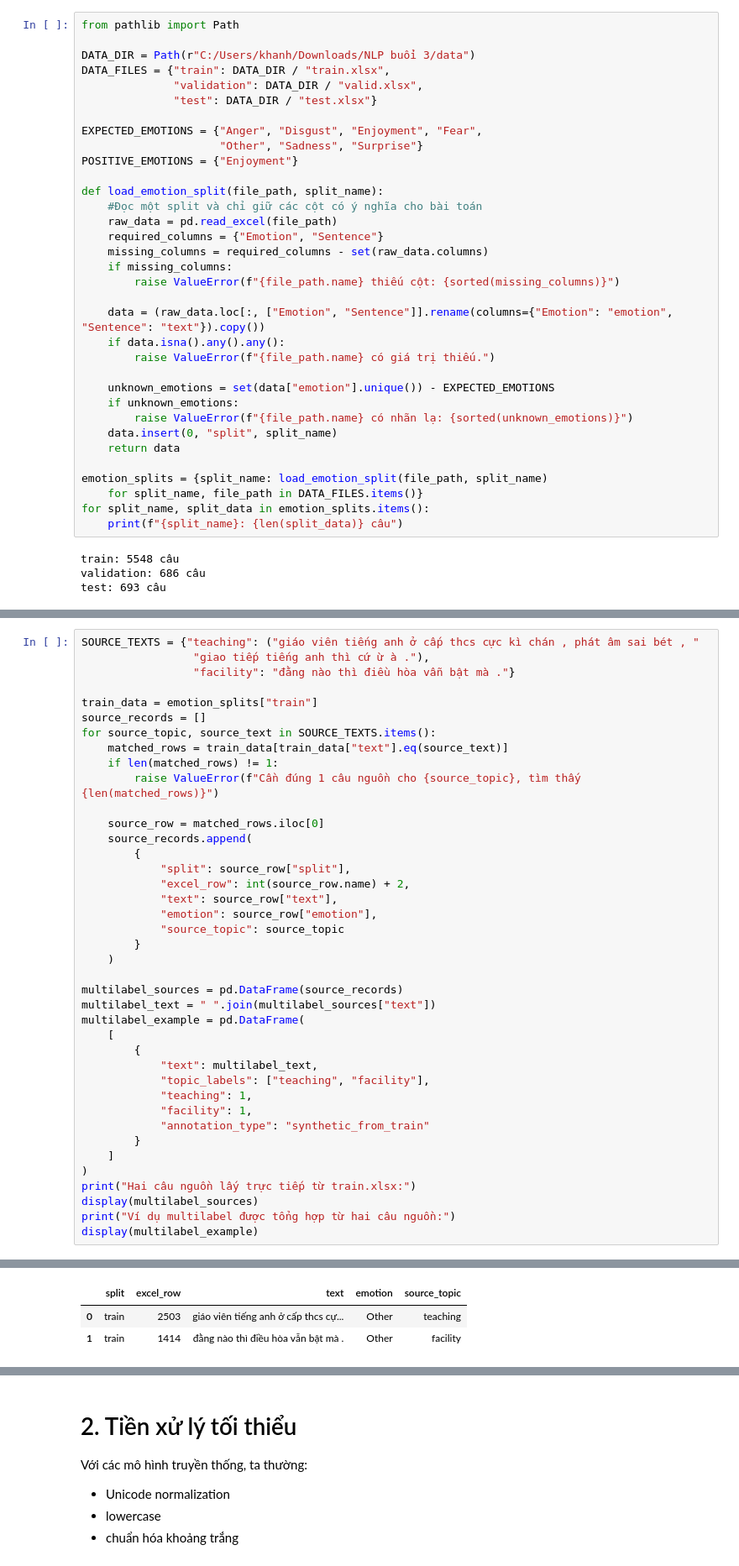
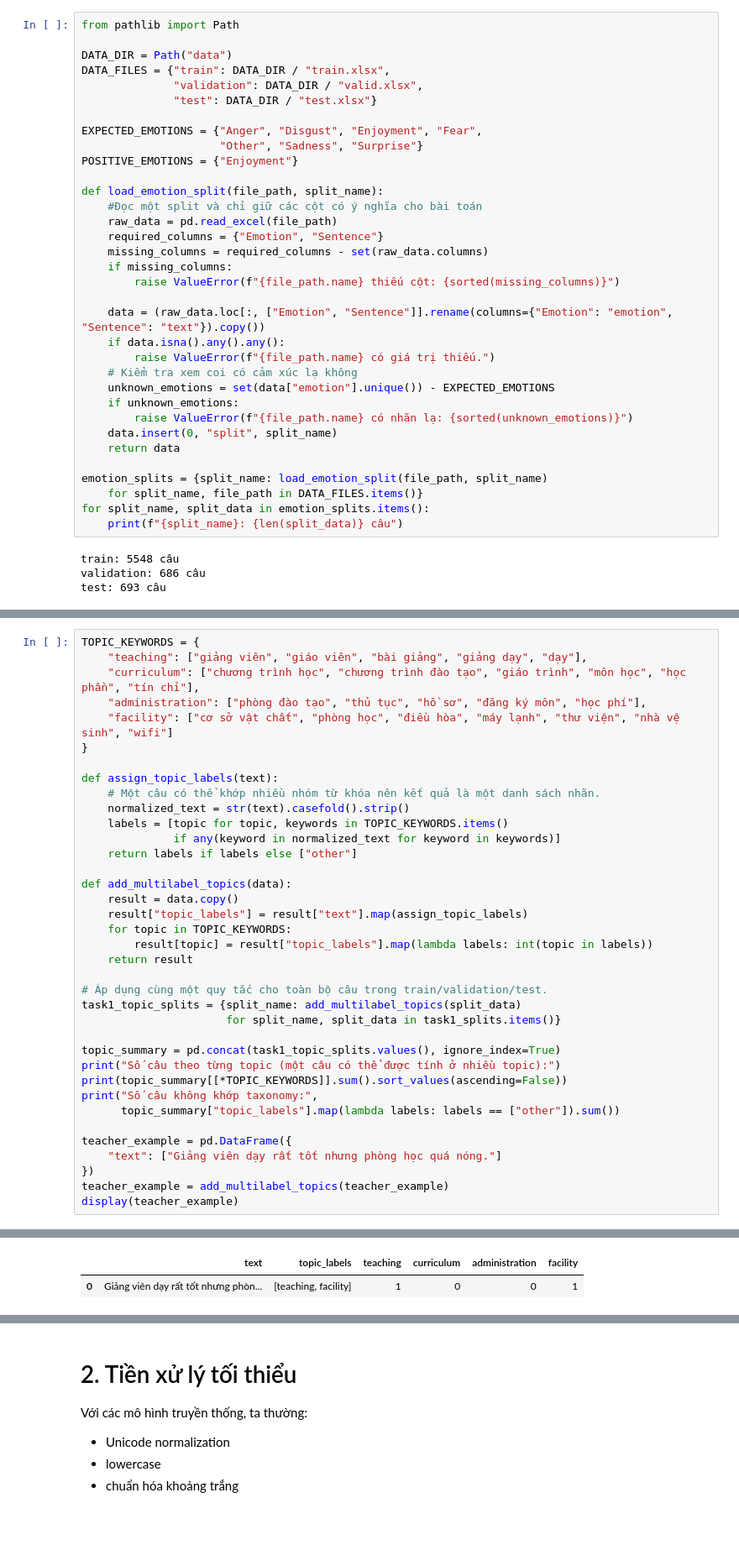
Before and after one commit to Van1912/NLP, a Jupyter notebook: [Chap3]Text_Classification_Sentiment.ipynb, the cells around one changed output, grey strips where cells are left out. Shown at 84% size. Drawn from its saved outputs; the diff is of its cells as text; blank space fills up the shorter version.

Commit message:
Hoan thanh task 7 den task 11 chuong 3

```diff
--- a/[Chap3]Text_Classification_Sentiment.ipynb
+++ b/[Chap3]Text_Classification_Sentiment.ipynb
@@ -195,7 +195,7 @@ Name: count, dtype: int64
 # %%
 from pathlib import Path
 
-DATA_DIR = Path(r"C:/Users/khanh/Downloads/NLP buổi 3/data")
+DATA_DIR = Path("data")
 DATA_FILES = {"train": DATA_DIR / "train.xlsx",
               "validation": DATA_DIR / "valid.xlsx",
               "test": DATA_DIR / "test.xlsx"}
@@ -215,7 +215,7 @@ def load_emotion_split(file_path, split_name):
     data = (raw_data.loc[:, ["Emotion", "Sentence"]].rename(columns={"Emotion": "emotion", "Sentence": "text"}).copy())
     if data.isna().any().any():
         raise ValueError(f"{file_path.name} có giá trị thiếu.")
-
+    # Kiểm tra xem coi có cảm xúc lạ không
     unknown_emotions = set(data["emotion"].unique()) - EXPECTED_EMOTIONS
     if unknown_emotions:
         raise ValueError(f"{file_path.name} có nhãn lạ: {sorted(unknown_emotions)}")
@@ -326,41 +321,38 @@ Phân phối nhãn nhị phân theo từng tập:
 # %%
-SOURCE_TEXTS = {"teaching": ("giáo viên tiếng anh ở cấp thcs cực kì chán , phát âm sai bét , "
-                 "giao tiếp tiếng anh thì cứ ừ à ."),
-                 "facility": "đằng nào thì điều hòa vẫn bật mà ."}
+TOPIC_KEYWORDS = {
+    "teaching": ["giảng viên", "giáo viên", "bài giảng", "giảng dạy", "dạy"],
+    "curriculum": ["chương trình học", "chương trình đào tạo", "giáo trình", "môn học", "học phần", "tín chỉ"],
+    "administration": ["phòng đào tạo", "thủ tục", "hồ sơ", "đăng ký môn", "học phí"],
+    "facility": ["cơ sở vật chất", "phòng học", "điều hòa", "máy lạnh", "thư viện", "nhà vệ sinh", "wifi"]
+}
 
-train_data = emotion_splits["train"]
-source_records = []
-for source_topic, source_text in SOURCE_TEXTS.items():
-    matched_rows = train_data[train_data["text"].eq(source_text)]
-    if len(matched_rows) != 1:
-        raise ValueError(f"Cần đúng 1 câu nguồn cho {source_topic}, tìm thấy {len(matched_rows)}")
+def assign_topic_labels(text):
+    # Một câu có thể khớp nhiều nhóm từ khóa nên kết quả là một danh sách nhãn.
+    normalized_text = str(text).casefold().strip()
+    labels = [topic for topic, keywords in TOPIC_KEYWORDS.items()
+              if any(keyword in normalized_text for keyword in keywords)]
+    return labels if labels else ["other"]
 
-    source_row = matched_rows.iloc[0]
-    source_records.append(
-        {
-            "split": source_row["split"],
-            "excel_row": int(source_row.name) + 2,
-            "text": source_row["text"],
-            "emotion": source_row["emotion"],
-            "source_topic": source_topic
-        }
-    )
+def add_multilabel_topics(data):
+    result = data.copy()
+    result["topic_labels"] = result["text"].map(assign_topic_labels)
+    for topic in TOPIC_KEYWORDS:
+        result[topic] = result["topic_labels"].map(lambda labels: int(topic in labels))
+    return result
 
-multilabel_sources = pd.DataFrame(source_records)
-multilabel_text = " ".join(multilabel_sources["text"])
-multilabel_example = pd.DataFrame(
-    [
-        {
-            "text": multilabel_text,
-            "topic_labels": ["teaching", "facility"],
-            "teaching": 1,
-            "facility": 1,
-            "annotation_type": "synthetic_from_train"
-        }
-    ]
-)
-print("Hai câu nguồn lấy trực tiếp từ train.xlsx:")
-display(multilabel_sources)
-print("Ví dụ multilabel được tổng hợp từ hai câu nguồn:")
-display(multilabel_example)
+# Áp dụng cùng một quy tắc cho toàn bộ câu trong train/validation/test.
+task1_topic_splits = {split_name: add_multilabel_topics(split_data)
+                      for split_name, split_data in task1_splits.items()}
+
+topic_summary = pd.concat(task1_topic_splits.values(), ignore_index=True)
+print("Số câu theo từng topic (một câu có thể được tính ở nhiều topic):")
+print(topic_summary[[*TOPIC_KEYWORDS]].sum().sort_values(ascending=False))
+print("Số câu không khớp taxonomy:",
+      topic_summary["topic_labels"].map(lambda labels: labels == ["other"]).sum())
+
+teacher_example = pd.DataFrame({
+    "text": ["Giảng viên dạy rất tốt nhưng phòng học quá nóng."]
+})
+teacher_example = add_multilabel_topics(teacher_example)
+display(teacher_example)
 # %% [output]
@@ -368,3 +366,2 @@ Hai câu nguồn lấy trực tiếp từ train.xlsx:
-|  | split | excel_row | text | emotion | source_topic |
-| 0 | train | 2503 | giáo viên tiếng anh ở cấp thcs cự... | Other | teaching |
-| 1 | train | 1414 | đằng nào thì điều hòa vẫn bật mà . | Other | facility |
+|  | text | topic_labels | teaching | curriculum | administration | facility |
+| 0 | Giảng viên dạy rất tốt nhưng phòn... | [teaching, facility] | 1 | 0 | 0 | 1 |
```
Also changed, not shown: parts of 132 cells of this notebook.
